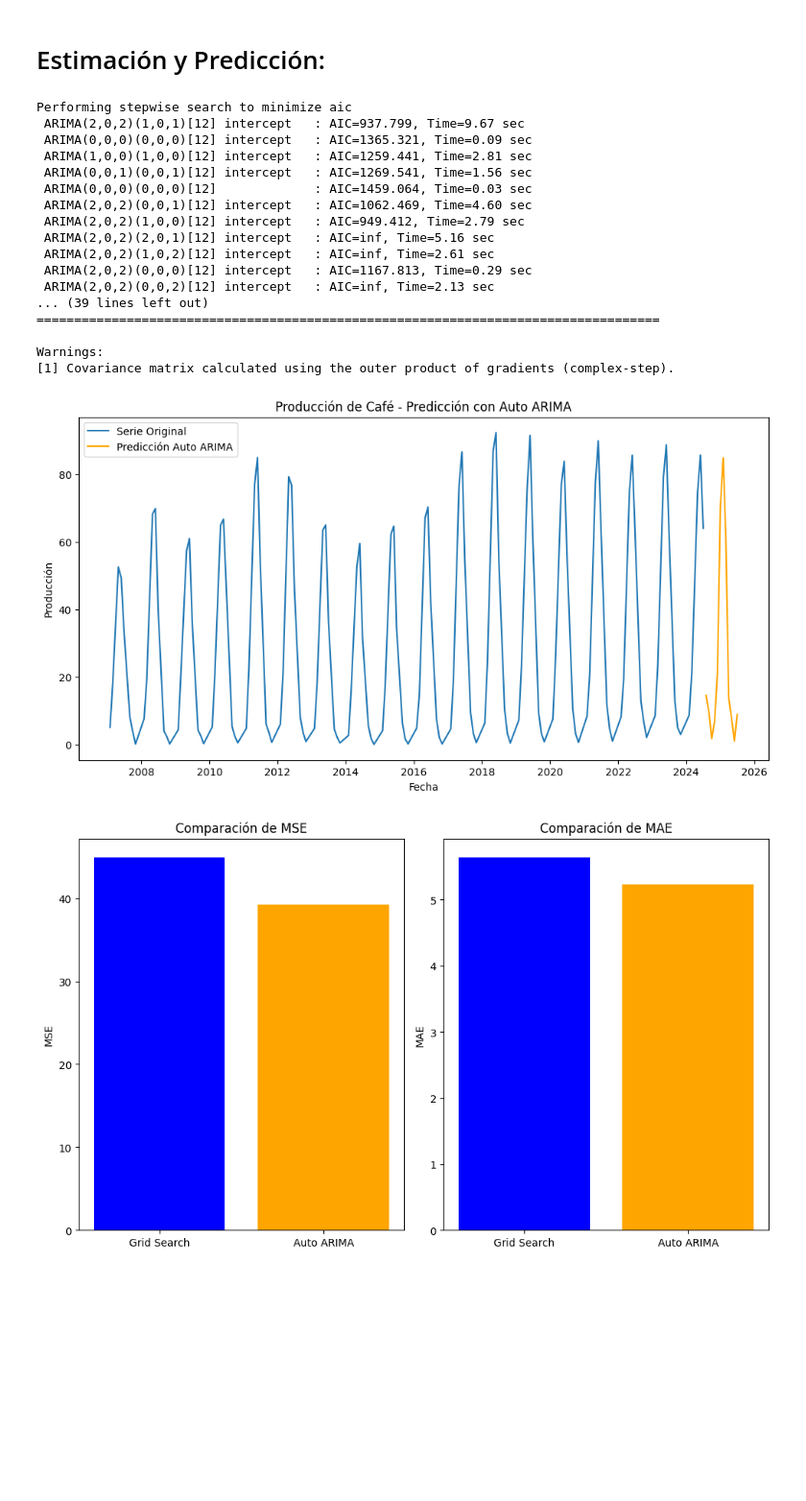
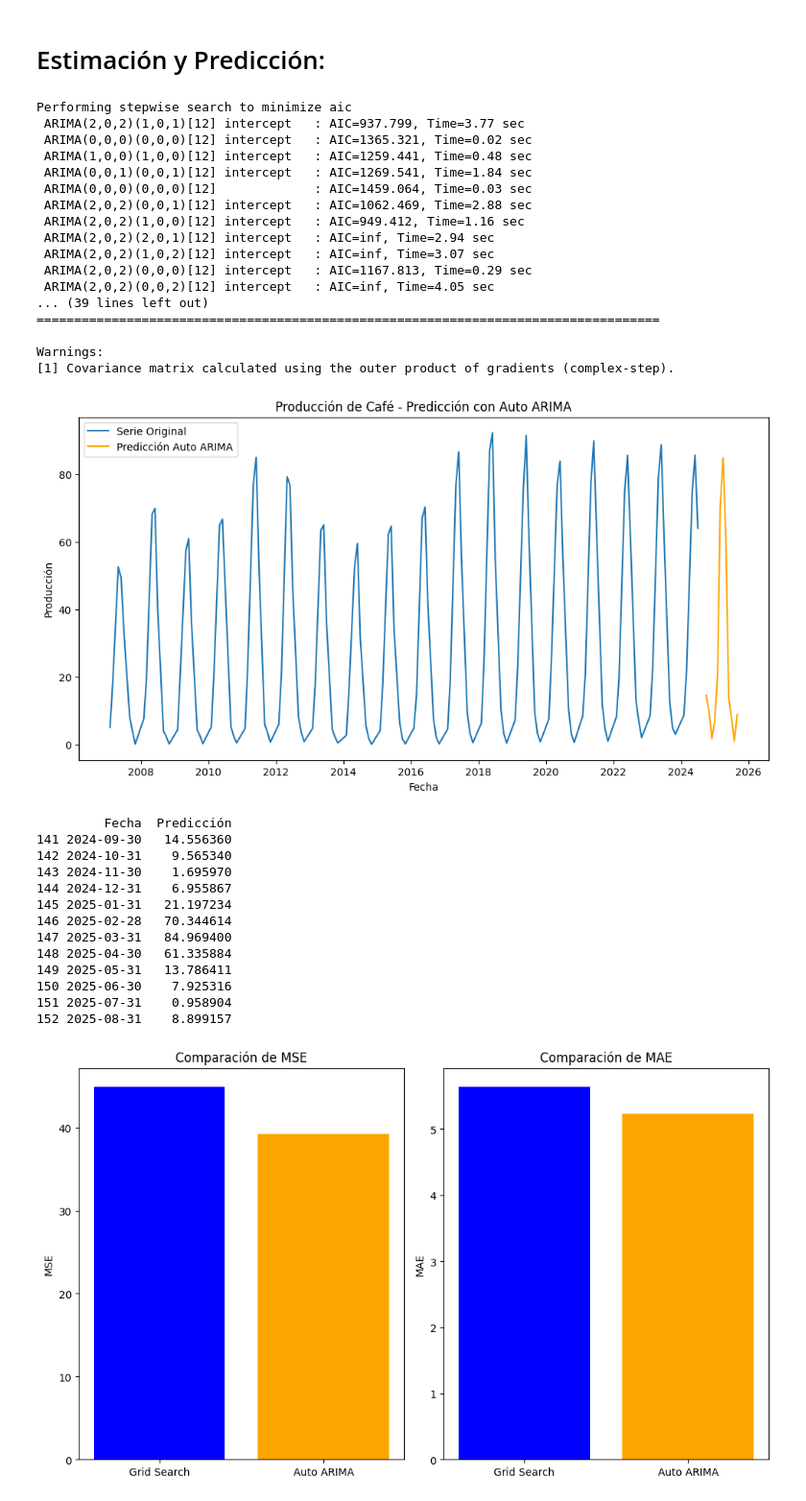
Before and after one commit to gapv09/Trabajos-Aplicativos, a Jupyter notebook: Café.ipynb, the cells around one changed output. Shown at 96% size. Drawn from its saved outputs; the diff is of its cells as text; code cells hidden in the pictures; blank space fills up the shorter version.

```diff
--- a/Café.ipynb
+++ b/Café.ipynb
@@ -463,50 +463,77 @@ Successfully installed pmdarima-2.0.4
 import pandas as pd
 import matplotlib.pyplot as plt
 from pmdarima import auto_arima
+
+# Supongamos que df es tu DataFrame y 'Producción' es la columna de interés.
+# Asegúrate de que el índice del DataFrame sea de tipo datetime.
+df.index = pd.to_datetime(df.index)
 
 # Aplicar Auto ARIMA
 auto_model = auto_arima(df['Producción'],
                         seasonal=True,
                         m=12,  # Período estacional de 12 para datos mensuales
                         trace=True,  # Mostrar el progreso de la búsqueda
                         error_action='ignore',  # Ignorar errores durante el ajuste
                         suppress_warnings=True,  # Suprimir advertencias
                         stepwise=True)  # Optimización rápida de parámetros
 
 # Imprimir resumen del modelo encontrado
 print(auto_model.summary())
 
 # Realizar predicciones para los siguientes 12 meses (un año) como ejemplo
 forecast = auto_model.predict(n_periods=12)
 
+# Generar un índice de fechas adecuado para las predicciones
+# Dado que el último dato es agosto 2024, queremos que las predicciones empiecen en septiembre 2024
+future_dates = pd.date_range(start='2024-09-01', periods=12, freq='M')
+
+# Crear un DataFrame con las predicciones
+pred_df = pd.DataFrame({'Fecha': future_dates, 'Predicción': forecast})
+
 # Graficar la serie original y las predicciones
 plt.figure(figsize=(12, 6))
 plt.plot(df['Producción'], label='Serie Original')
-plt.plot(pd.date_range(df.index[-1], periods=12, freq='M'), forecast, label='Predicción Auto ARIMA', color='orange')
+plt.plot(future_dates, forecast, label='Predicción Auto ARIMA', color='orange')
 plt.title("Producción de Café - Predicción con Auto ARIMA")
 plt.xlabel("Fecha")
 plt.ylabel("Producción")
 plt.legend()
 plt.show()
+
+# Mostrar datos de predicción
+print(pred_df)
 # %% [output]
 Performing stepwise search to minimize aic
- ARIMA(2,0,2)(1,0,1)[12] intercept   : AIC=937.799, Time=9.67 sec
- ARIMA(0,0,0)(0,0,0)[12] intercept   : AIC=1365.321, Time=0.09 sec
- ARIMA(1,0,0)(1,0,0)[12] intercept   : AIC=1259.441, Time=2.81 sec
- ARIMA(0,0,1)(0,0,1)[12] intercept   : AIC=1269.541, Time=1.56 sec
+ ARIMA(2,0,2)(1,0,1)[12] intercept   : AIC=937.799, Time=3.77 sec
+ ARIMA(0,0,0)(0,0,0)[12] intercept   : AIC=1365.321, Time=0.02 sec
+ ARIMA(1,0,0)(1,0,0)[12] intercept   : AIC=1259.441, Time=0.48 sec
+ ARIMA(0,0,1)(0,0,1)[12] intercept   : AIC=1269.541, Time=1.84 sec
  ARIMA(0,0,0)(0,0,0)[12]             : AIC=1459.064, Time=0.03 sec
- ARIMA(2,0,2)(0,0,1)[12] intercept   : AIC=1062.469, Time=4.60 sec
- ARIMA(2,0,2)(1,0,0)[12] intercept   : AIC=949.412, Time=2.79 sec
- ARIMA(2,0,2)(2,0,1)[12] intercept   : AIC=inf, Time=5.16 sec
- ARIMA(2,0,2)(1,0,2)[12] intercept   : AIC=inf, Time=2.61 sec
+ ARIMA(2,0,2)(0,0,1)[12] intercept   : AIC=1062.469, Time=2.88 sec
+ ARIMA(2,0,2)(1,0,0)[12] intercept   : AIC=949.412, Time=1.16 sec
+ ARIMA(2,0,2)(2,0,1)[12] intercept   : AIC=inf, Time=2.94 sec
+ ARIMA(2,0,2)(1,0,2)[12] intercept   : AIC=inf, Time=3.07 sec
  ARIMA(2,0,2)(0,0,0)[12] intercept   : AIC=1167.813, Time=0.29 sec
- ARIMA(2,0,2)(0,0,2)[12] intercept   : AIC=inf, Time=2.13 sec
+ ARIMA(2,0,2)(0,0,2)[12] intercept   : AIC=inf, Time=4.05 sec
 ... (39 lines left out)
 ===================================================================================
 
 Warnings:
 [1] Covariance matrix calculated using the outer product of gradients (complex-step).
-[figure, old version]
+[figure, new version]
+         Fecha  Predicción
+141 2024-09-30   14.556360
+142 2024-10-31    9.565340
+143 2024-11-30    1.695970
+144 2024-12-31    6.955867
+145 2025-01-31   21.197234
+146 2025-02-28   70.344614
+147 2025-03-31   84.969400
+148 2025-04-30   61.335884
+149 2025-05-31   13.786411
+150 2025-06-30    7.925316
+151 2025-07-31    0.958904
+152 2025-08-31    8.899157
 # %%
 import pandas as pd
 import matplotlib.pyplot as plt
```
Also changed, not shown: parts of 16 cells of this notebook.
